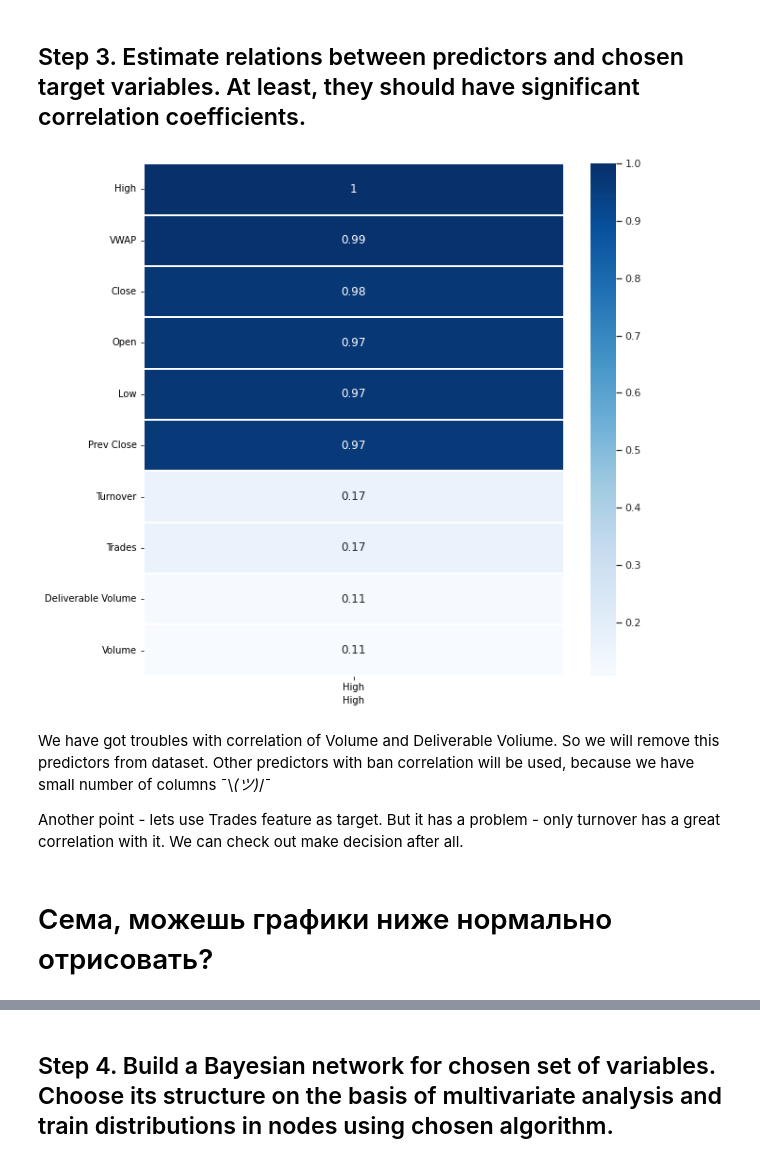
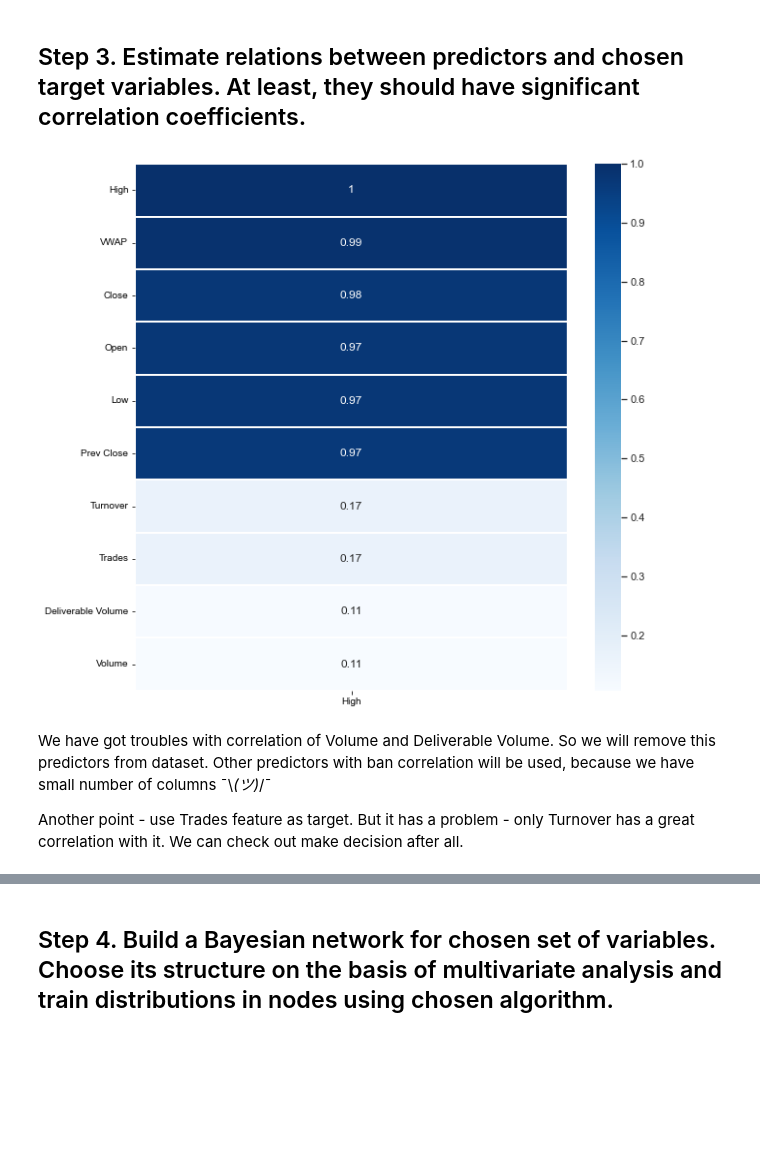
Before and after one commit to semaputnik/multivariate-data-analysis-labs, a Jupyter notebook: Lab_3/code.ipynb, the cells around one changed output, grey strips where cells are left out. Drawn from its saved outputs; the diff is of its cells as text; code cells hidden in the pictures; blank space fills up the shorter version.

```diff
--- a/Lab_3/code.ipynb
+++ b/Lab_3/code.ipynb
@@ -91,26 +110,22 @@ targets = df[['High', 'Low', 'Trades']]
 # %%
 figure, ax = plt.subplots(1, 1, figsize=(10, 10))
 sns.set_theme(style='whitegrid', palette='pastel')
 
 sns.heatmap(
     df.corr()[['High']].sort_values(by='High', ascending=False),
     cmap='Blues',
     annot=True,
     linewidths=0.25
 )
-
-ax.set(xlabel='High')
 plt.show()
 # %% [output]
-[figure, old version]
+[figure, new version]
 # %% [markdown]
-We have got troubles with correlation of Volume and Deliverable Voliume. So we will remove this predictors from dataset. Other predictors with ban correlation will be used, because we have small number of columns ¯\\_(ツ)_/¯
+We have got troubles with correlation of Volume and Deliverable Volume. So we will remove this predictors from dataset. Other predictors with ban correlation will be used, because we have small number of columns ¯\\_(ツ)_/¯
 
-Another point - lets use Trades feature as target. But it has a problem - only turnover has a great correlation with it. We can check out make decision after all.
+Another point - use Trades feature as target. But it has a problem - only Turnover has a great correlation with it. We can check out make decision after all.
 # %%
 df = row_df[['High', 'Low', 'Trades', 'Prev Close', 'Open', 'Close', 'VWAP', 'Turnover']]
-# %% [markdown]
-# Сема, можешь графики ниже нормально отрисовать?
 # %%
 labels = ['High', 'Low', 'Trades']
 
```
Also changed, not shown: parts of 22 cells of this notebook.
